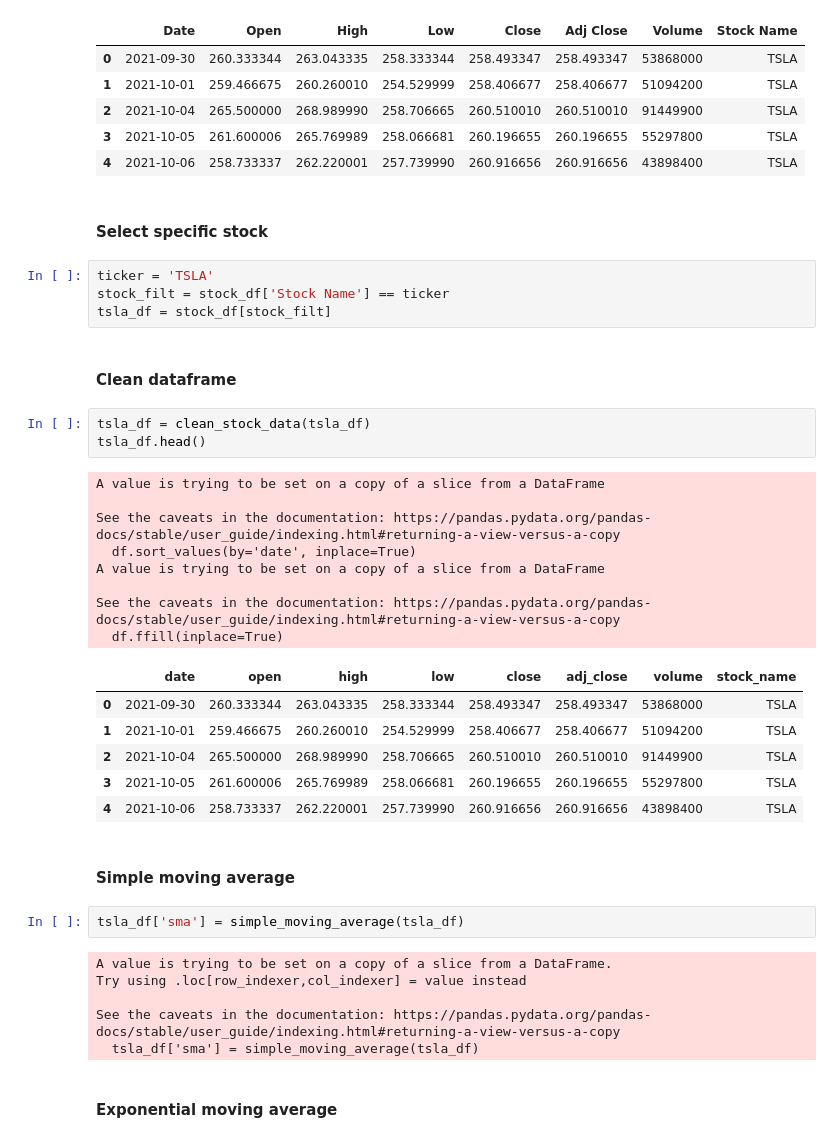
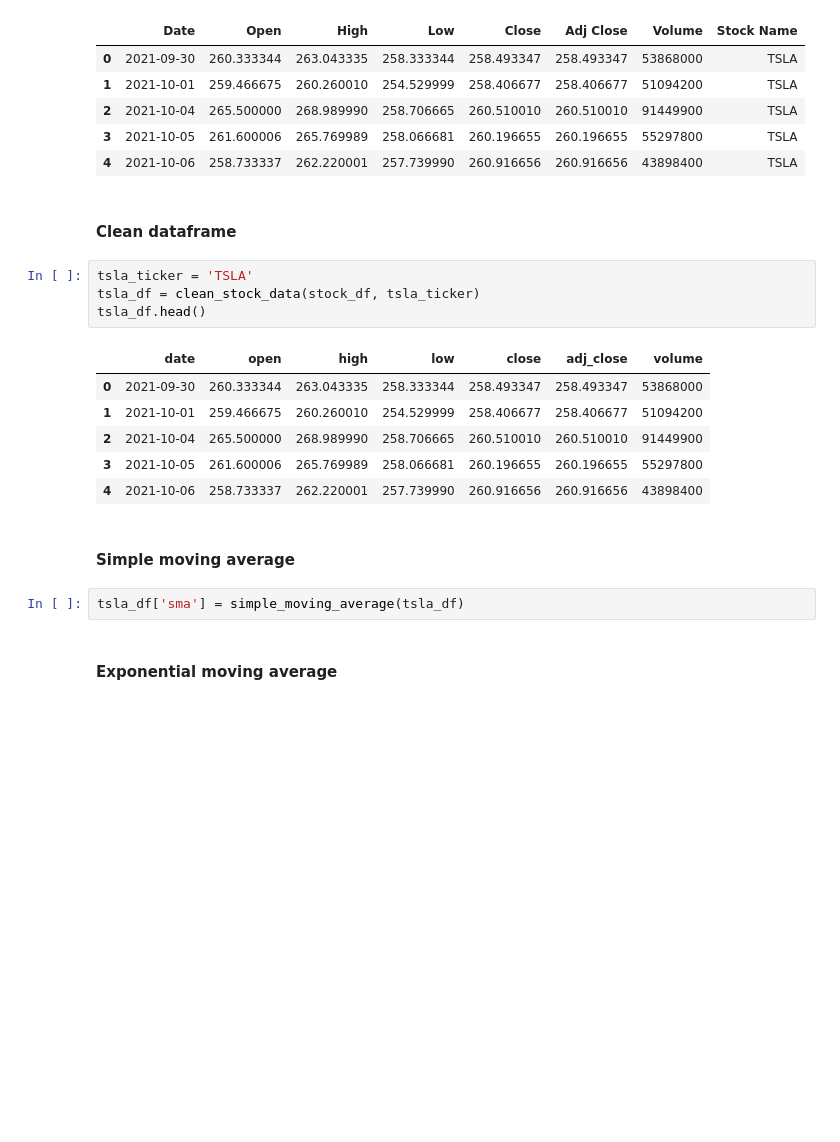
Before and after one commit to cwphung/stocks_with_feelings, a Jupyter notebook: numerical/test_preprocessing.ipynb, the cells around one changed output. Drawn from its saved outputs; the diff is of its cells as text; blank space fills up the shorter version.

```diff
--- a/numerical/test_preprocessing.ipynb
+++ b/numerical/test_preprocessing.ipynb
@@ -16,42 +16,23 @@ stock_df.head()
 | 2 | 2021-10-04 | 265.500000 | 268.989990 | 258.706665 | 260.510010 | 260.510010 | 91449900 | TSLA |
 | 3 | 2021-10-05 | 261.600006 | 265.769989 | 258.066681 | 260.196655 | 260.196655 | 55297800 | TSLA |
 | 4 | 2021-10-06 | 258.733337 | 262.220001 | 257.739990 | 260.916656 | 260.916656 | 43898400 | TSLA |
-# %% [markdown]
-#### Select specific stock
-# %%
-ticker = 'TSLA'
-stock_filt = stock_df['Stock Name'] == ticker
-tsla_df = stock_df[stock_filt]
 # %% [markdown]
 #### Clean dataframe
 # %%
-tsla_df = clean_stock_data(tsla_df)
+tsla_ticker = 'TSLA'
+tsla_df = clean_stock_data(stock_df, tsla_ticker)
 tsla_df.head()
 # %% [output]
-A value is trying to be set on a copy of a slice from a DataFrame
-
-See the caveats in the documentation: https://pandas.pydata.org/pandas-docs/stable/user_guide/indexing.html#returning-a-view-versus-a-copy
-  df.sort_values(by='date', inplace=True)
-A value is trying to be set on a copy of a slice from a DataFrame
-
-See the caveats in the documentation: https://pandas.pydata.org/pandas-docs/stable/user_guide/indexing.html#returning-a-view-versus-a-copy
-  df.ffill(inplace=True)
-|  | date | open | high | low | close | adj_close | volume | stock_name |
-| 0 | 2021-09-30 | 260.333344 | 263.043335 | 258.333344 | 258.493347 | 258.493347 | 53868000 | TSLA |
-| 1 | 2021-10-01 | 259.466675 | 260.260010 | 254.529999 | 258.406677 | 258.406677 | 51094200 | TSLA |
-| 2 | 2021-10-04 | 265.500000 | 268.989990 | 258.706665 | 260.510010 | 260.510010 | 91449900 | TSLA |
-| 3 | 2021-10-05 | 261.600006 | 265.769989 | 258.066681 | 260.196655 | 260.196655 | 55297800 | TSLA |
-| 4 | 2021-10-06 | 258.733337 | 262.220001 | 257.739990 | 260.916656 | 260.916656 | 43898400 | TSLA |
+|  | date | open | high | low | close | adj_close | volume |
+| 0 | 2021-09-30 | 260.333344 | 263.043335 | 258.333344 | 258.493347 | 258.493347 | 53868000 |
+| 1 | 2021-10-01 | 259.466675 | 260.260010 | 254.529999 | 258.406677 | 258.406677 | 51094200 |
+| 2 | 2021-10-04 | 265.500000 | 268.989990 | 258.706665 | 260.510010 | 260.510010 | 91449900 |
+| 3 | 2021-10-05 | 261.600006 | 265.769989 | 258.066681 | 260.196655 | 260.196655 | 55297800 |
+| 4 | 2021-10-06 | 258.733337 | 262.220001 | 257.739990 | 260.916656 | 260.916656 | 43898400 |
 # %% [markdown]
 #### Simple moving average
 # %%
 tsla_df['sma'] = simple_moving_average(tsla_df)
-# %% [output]
-A value is trying to be set on a copy of a slice from a DataFrame.
-Try using .loc[row_indexer,col_indexer] = value instead
-
-See the caveats in the documentation: https://pandas.pydata.org/pandas-docs/stable/user_guide/indexing.html#returning-a-view-versus-a-copy
-  tsla_df['sma'] = simple_moving_average(tsla_df)
 # %% [markdown]
 #### Exponential moving average
 # %%
```
Also changed, not shown: parts of 6 cells of this notebook, 3 other files.
